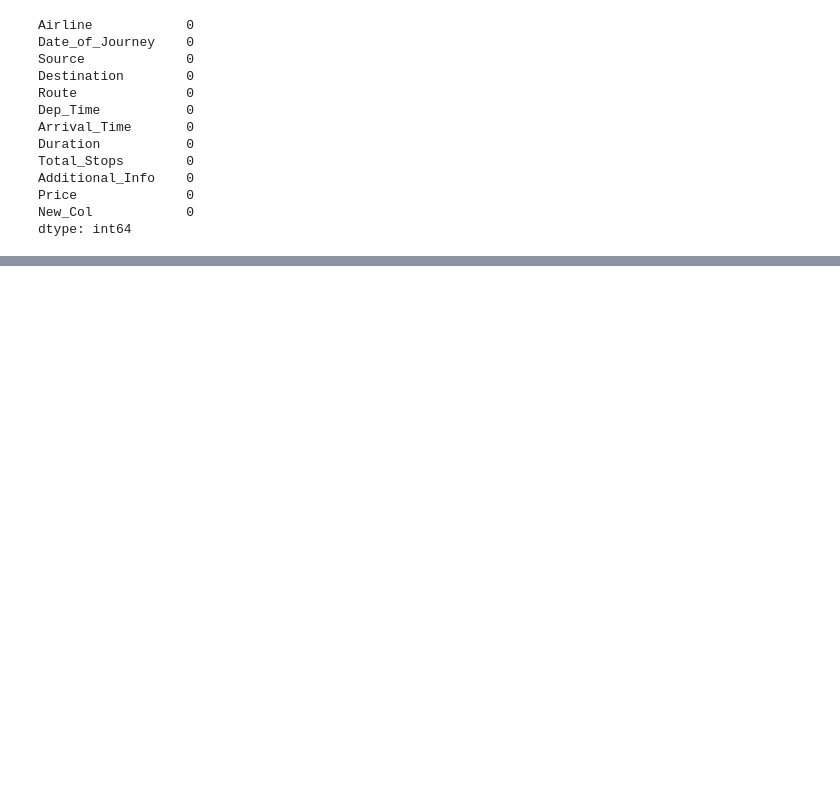
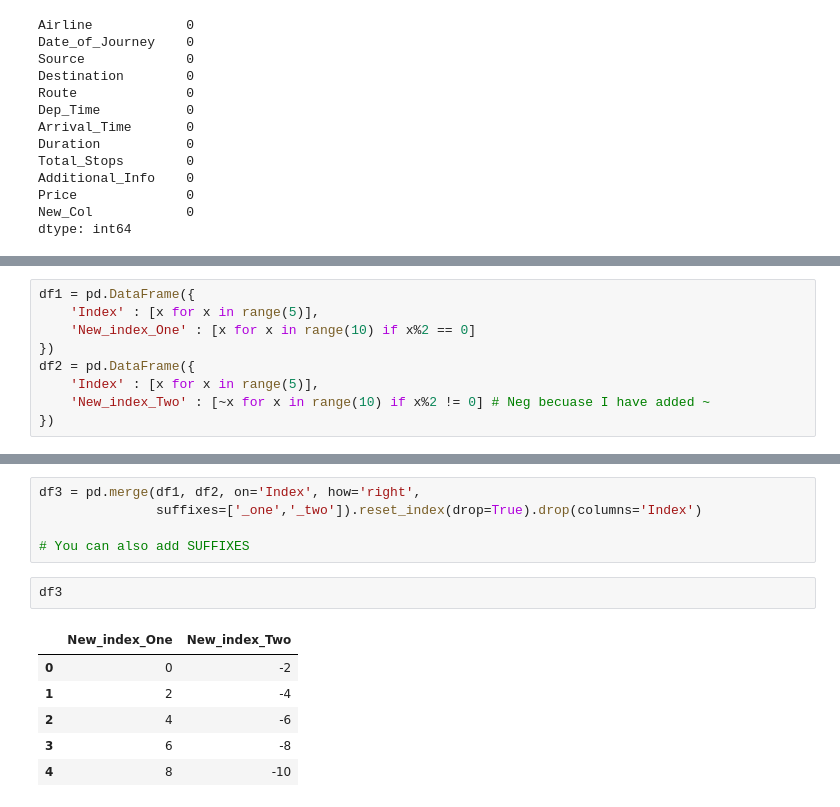
Before and after one commit to hsnaidu/BASICS, a Jupyter notebook: Pandas/pandas_RM.ipynb, the cells around one changed output, grey strips where cells are left out. Cells and saved outputs as stored; diff of their text form; blank space fills up the shorter version.

```diff
--- a/Pandas/pandas_RM.ipynb
+++ b/Pandas/pandas_RM.ipynb
@@ -572,0 +601,9 @@ dtype: int64
+# %%
+df1 = pd.DataFrame({
+    'Index' : [x for x in range(5)],
+    'New_index_One' : [x for x in range(10) if x%2 == 0]
+})
+df2 = pd.DataFrame({
+    'Index' : [x for x in range(5)],
+    'New_index_Two' : [~x for x in range(10) if x%2 != 0] # Neg becuase I have added ~
+})
@@ -572,0 +612,14 @@ dtype: int64
+# %%
+df3 = pd.merge(df1, df2, on='Index', how='right',
+               suffixes=['_one','_two']).reset_index(drop=True).drop(columns='Index')
+
+# You can also add SUFFIXES
+# %%
+df3
+# %% [output]
+|  | New_index_One | New_index_Two |
+| 0 | 0 | -2 |
+| 1 | 2 | -4 |
+| 2 | 4 | -6 |
+| 3 | 6 | -8 |
+| 4 | 8 | -10 |
```
Also changed, not shown: parts of 6 cells of this notebook.
